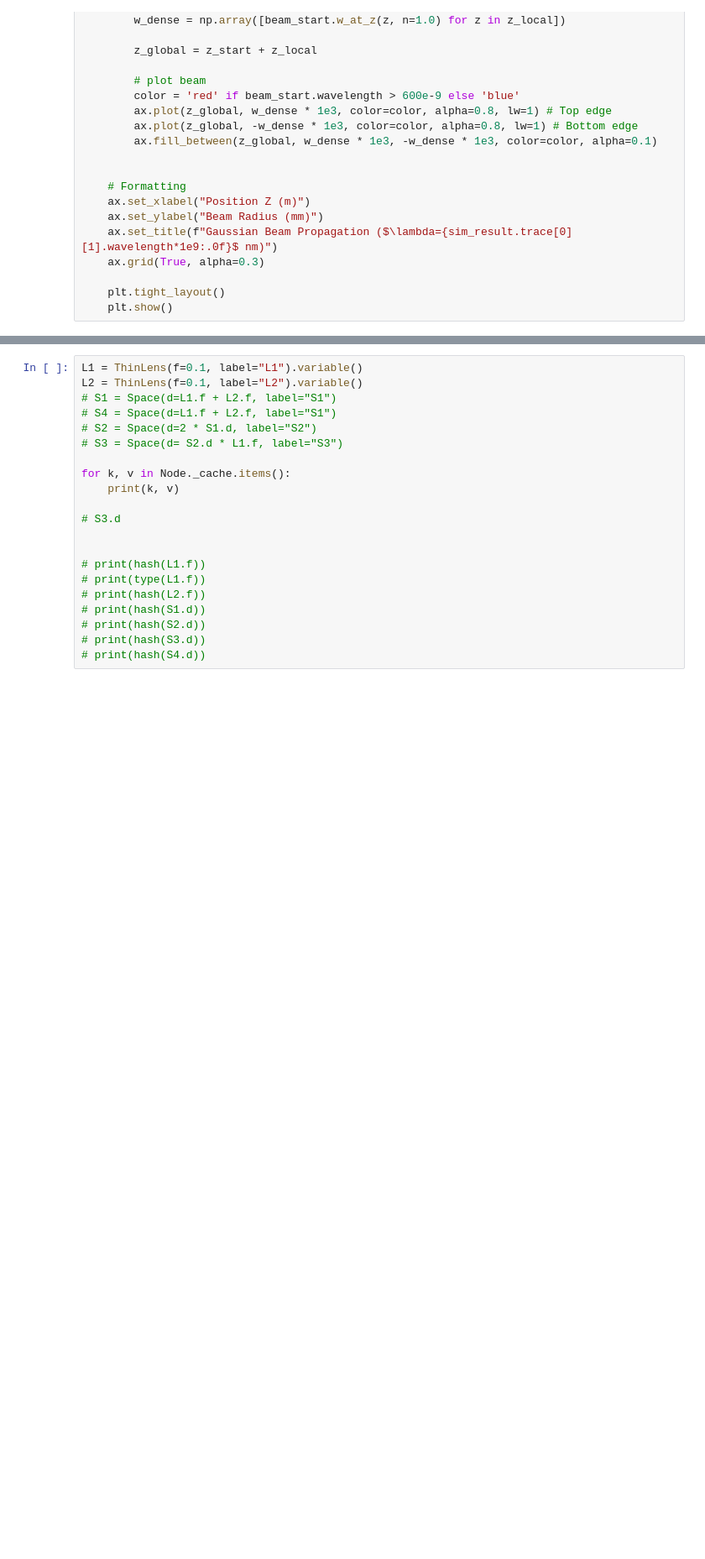
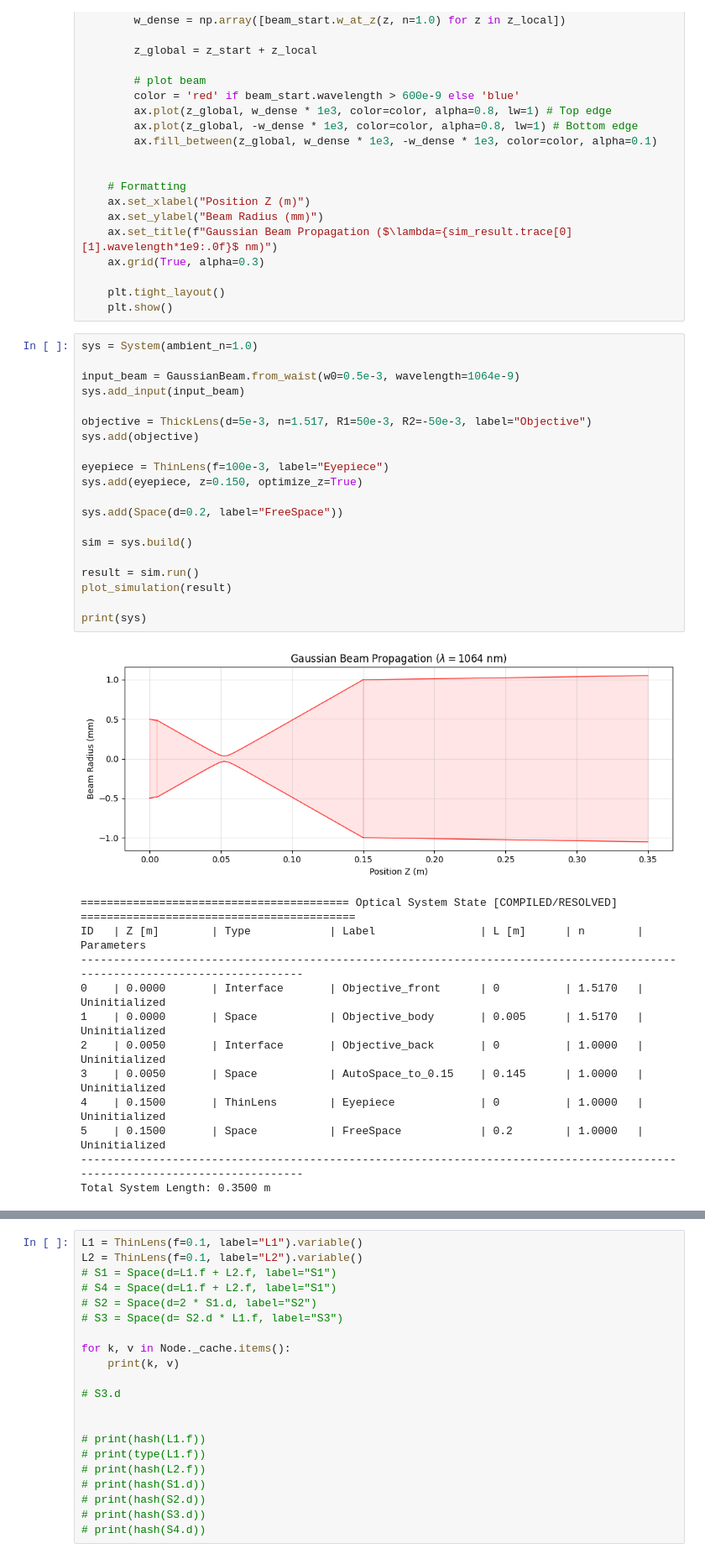
Before and after one commit to JKKDY/diffractix, a Jupyter notebook: test.ipynb, the cells around one changed output, grey strips where cells are left out. Shown at 84% size. Saved outputs shown, nothing was run; the diff lists cells and outputs as text; blank space fills up the shorter version.

Commit message:
test: add simulation test

```diff
--- a/test.ipynb
+++ b/test.ipynb
@@ -51,3 +51,36 @@ def plot_simulation(sim_result):
 
     plt.tight_layout()
     plt.show()
+# %%
+sys = System(ambient_n=1.0)
+
+input_beam = GaussianBeam.from_waist(w0=0.5e-3, wavelength=1064e-9)
+sys.add_input(input_beam)
+
+objective = ThickLens(d=5e-3, n=1.517, R1=50e-3, R2=-50e-3, label="Objective")
+sys.add(objective)
+
+eyepiece = ThinLens(f=100e-3, label="Eyepiece")
+sys.add(eyepiece, z=0.150, optimize_z=True)
+
+sys.add(Space(d=0.2, label="FreeSpace"))
+
+sim = sys.build()
+
+result = sim.run()
+plot_simulation(result)
+
+print(sys)
+# %% [output]
+[figure, added]
+========================================= Optical System State [COMPILED/RESOLVED] ==========================================
+ID   | Z [m]        | Type            | Label                | L [m]      | n        | Parameters
+-----------------------------------------------------------------------------------------------------------------------------
+0    | 0.0000       | Interface       | Objective_front      | 0          | 1.5170   | Uninitialized
+1    | 0.0000       | Space           | Objective_body       | 0.005      | 1.5170   | Uninitialized
+2    | 0.0050       | Interface       | Objective_back       | 0          | 1.0000   | Uninitialized
+3    | 0.0050       | Space           | AutoSpace_to_0.15    | 0.145      | 1.0000   | Uninitialized
+4    | 0.1500       | ThinLens        | Eyepiece             | 0          | 1.0000   | Uninitialized
+5    | 0.1500       | Space           | FreeSpace            | 0.2        | 1.0000   | Uninitialized
+-----------------------------------------------------------------------------------------------------------------------------
+Total System Length: 0.3500 m
```
Also changed, not shown: parts of 1 cell of this notebook, 9 other files.
